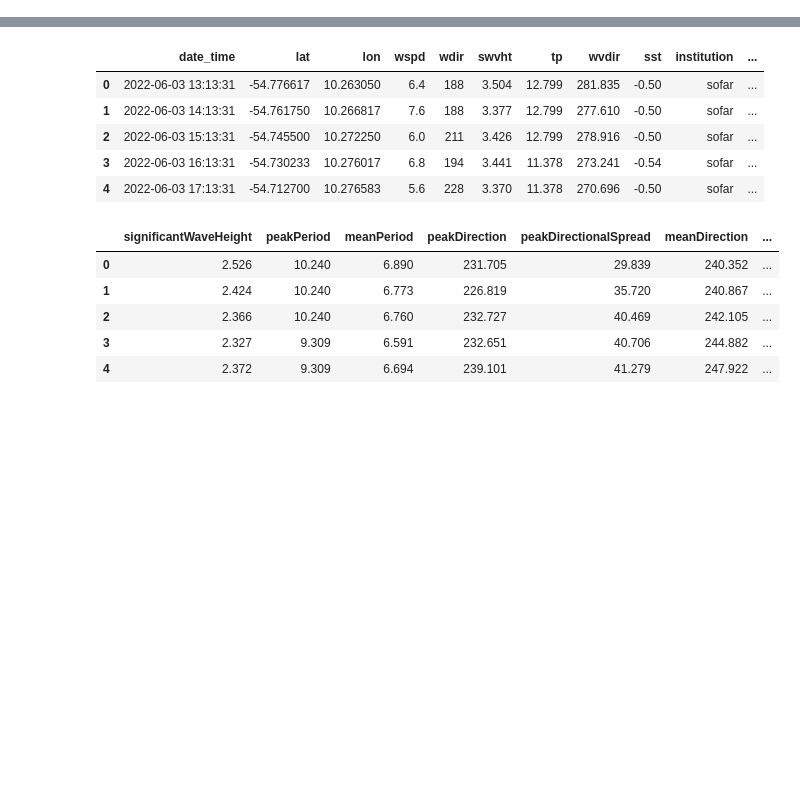
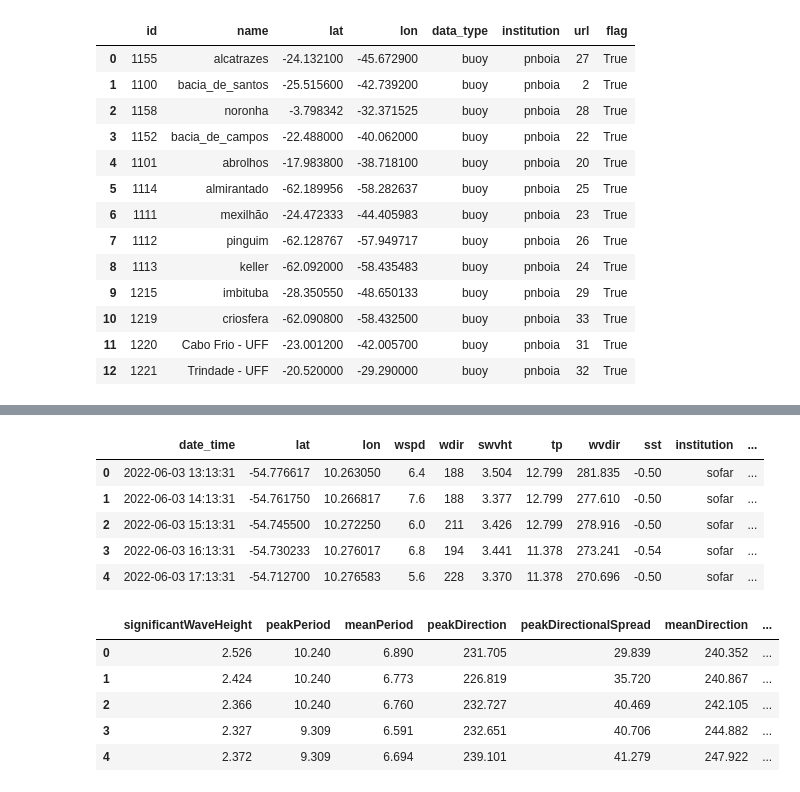
Before and after one commit to soutobias/oceanoobsbrasil, a Jupyter notebook: notebooks/pnboia.ipynb, the cells around one changed output, grey strips where cells are left out. Drawn from its saved outputs; the diff is of its cells as text; code cells hidden in the pictures; blank space fills up the shorter version.

Commit message:
pnboia new

```diff
--- a/notebooks/pnboia.ipynb
+++ b/notebooks/pnboia.ipynb
@@ -144,0 +56,24 @@ See the caveats in the documentation: https://pandas.pydata.org/pandas-docs/stab
+# %%
+start_date=(datetime.utcnow() - timedelta(days=1)).strftime('%Y-%m-%d')
+end_date = (datetime.utcnow() + timedelta(days=2)).strftime('%Y-%m-%d')
+
+db = GetData()
+equip = 'buoy'
+stations = db.get(table='stations', institution=['=', 'pnboia'], data_type=['=', equip])
+# %%
+stations
+# %% [output]
+|  | id | name | lat | lon | data_type | institution | url | flag |
+| 0 | 1155 | alcatrazes | -24.132100 | -45.672900 | buoy | pnboia | 27 | True |
+| 1 | 1100 | bacia_de_santos | -25.515600 | -42.739200 | buoy | pnboia | 2 | True |
+| 2 | 1158 | noronha | -3.798342 | -32.371525 | buoy | pnboia | 28 | True |
+| 3 | 1152 | bacia_de_campos | -22.488000 | -40.062000 | buoy | pnboia | 22 | True |
+| 4 | 1101 | abrolhos | -17.983800 | -38.718100 | buoy | pnboia | 20 | True |
+| 5 | 1114 | almirantado | -62.189956 | -58.282637 | buoy | pnboia | 25 | True |
+| 6 | 1111 | mexilhão | -24.472333 | -44.405983 | buoy | pnboia | 23 | True |
+| 7 | 1112 | pinguim | -62.128767 | -57.949717 | buoy | pnboia | 26 | True |
+| 8 | 1113 | keller | -62.092000 | -58.435483 | buoy | pnboia | 24 | True |
+| 9 | 1215 | imbituba | -28.350550 | -48.650133 | buoy | pnboia | 29 | True |
+| 10 | 1219 | criosfera | -62.090800 | -58.432500 | buoy | pnboia | 33 | True |
+| 11 | 1220 | Cabo Frio - UFF | -23.001200 | -42.005700 | buoy | pnboia | 31 | True |
+| 12 | 1221 | Trindade - UFF | -20.520000 | -29.290000 | buoy | pnboia | 32 | True |
```
Also changed, not shown: parts of 12 cells of this notebook, 2 other files.
